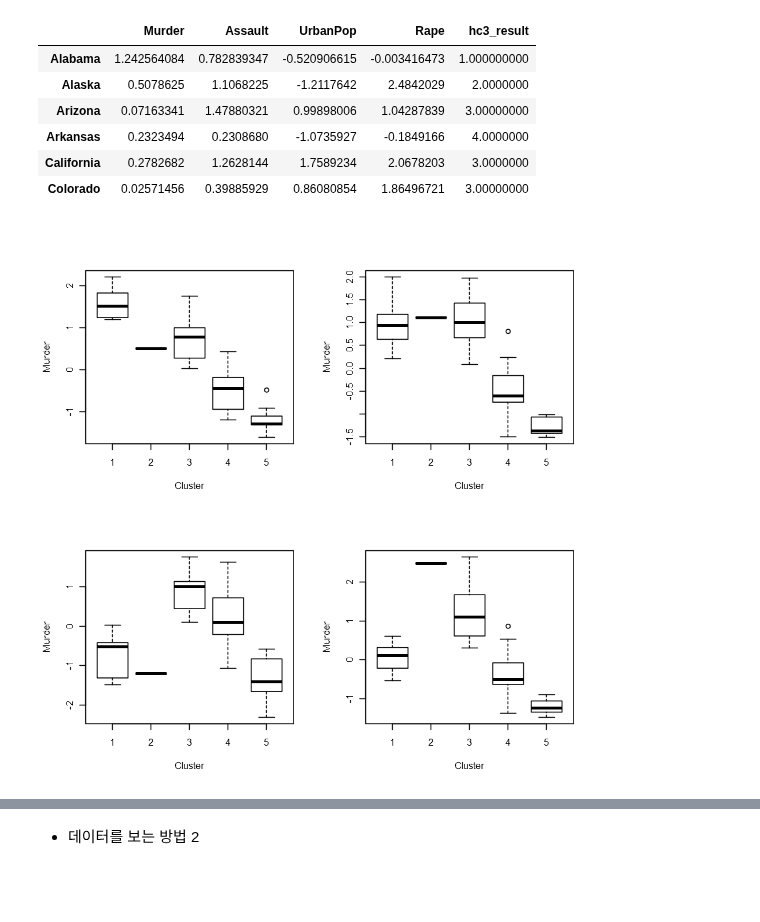
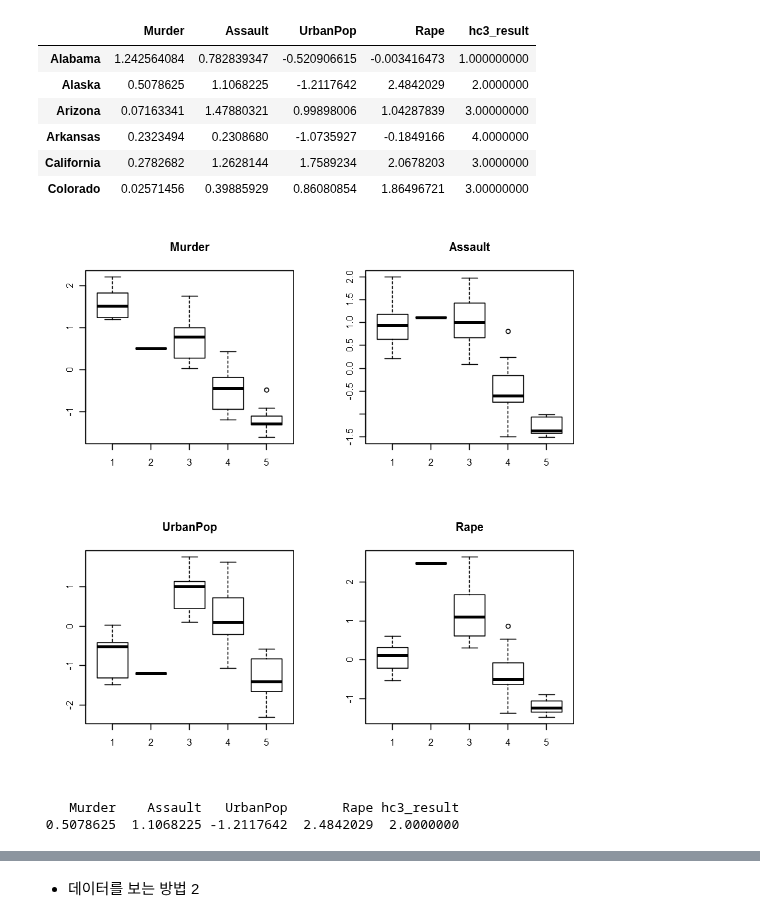
Before and after one commit to byungjun0689/DataScience, a Jupyter notebook: KMU/Second Semester/Statistics/1029_Cluster Analysis/1029_Clustering.ipynb, the cells around one changed output, grey strips where cells are left out. Saved outputs shown, nothing was run; the diff lists cells and outputs as text; code cells hidden in the pictures; blank space fills up the shorter version.

```diff
--- a/KMU/Second Semester/Statistics/1029_Cluster Analysis/1029_Clustering.ipynb
+++ b/KMU/Second Semester/Statistics/1029_Cluster Analysis/1029_Clustering.ipynb
@@ -168,8 +170,13 @@ head(USArrests_s)
 # %%
 options(repr.plot.width=8, repr.plot.height=8)
 par(mfrow=c(2,2))
-for(i in 1:4){
-        boxplot(USArrests_s[,i]~USArrests_s[,5], main = names(USArrests_s[[i]]), xlab="Cluster", ylab="Murder")
-    }
+for (i in 1:4){
+     boxplot(USArrests_s[,i]~USArrests_s[,5],main=names(USArrests)[i])
+}
 # %% [output]
-[figure, old version]
+[figure, new version]
+# %%
+USArrests_s[hc3_result==2,]
+# %% [output]
+    Murder    Assault   UrbanPop       Rape hc3_result
+ 0.5078625  1.1068225 -1.2117642  2.4842029  2.0000000
```
Also changed, not shown: parts of 34 cells of this notebook, 7 other files.
